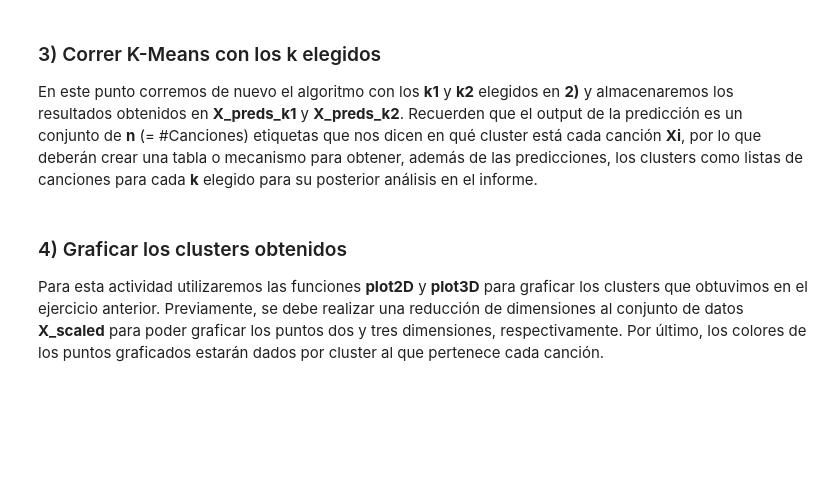
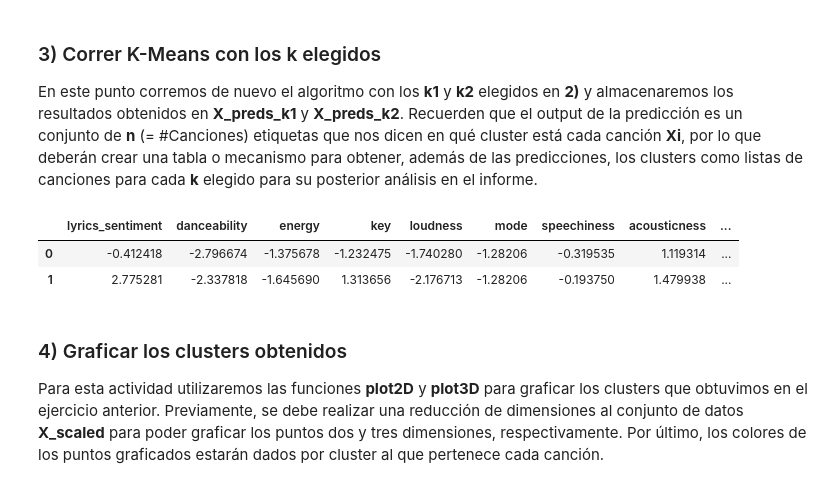
Before and after one commit to KarIvaDam/mentoria-diplodatos, a Jupyter notebook: practico4-mentoria-diplodatos/enunciado-4.ipynb, the cells around one changed output. Drawn from its saved outputs; the diff is of its cells as text; code cells hidden in the pictures; blank space fills up the shorter version.

Commit message:
conservar dato de las canciones de de cada cluster

```diff
--- a/practico4-mentoria-diplodatos/enunciado-4.ipynb
+++ b/practico4-mentoria-diplodatos/enunciado-4.ipynb
@@ -56,8 +38,8 @@ from mpl_toolkits.mplot3d import Axes3D
 # %% [markdown]
 ## Funciones Generales
 # %%
-def print_kmeans_inertia(df_skills, cluster_range=10):
-    scores = [KMeans(n_clusters=i+2).fit(df_skills).inertia_ for i in range(cluster_range)]
+def print_kmeans_inertia(df, cluster_range=10):
+    scores = [KMeans(n_clusters=i+2).fit(df).inertia_ for i in range(cluster_range)]
 
     plt.plot(np.arange(2, cluster_range + 2), scores)
     plt.xlabel('Number of clusters')
@@ -83,6 +65,8 @@ def scale_df_song(df, features_columns):
     scaler = StandardScaler()
     df_scale = scaler.fit_transform(df_features)
     df_features_scale = pd.DataFrame(df_scale, columns=features_columns)
+    df_features["song_id"]= df["song_id"]
+    df_features_scale["song_id"]=df["song_id"]
     return df_features, df_features_scale
 
 def print_Silohuette(n_clusters, cluster_labels, df_skills, title):
@@ -234,9 +226,11 @@ print_kmeans_inertia(X_scaled, cluster_range=16)
 # %%
+%matplotlib notebook
+
 n_clusters_list = [4,6,7,8,9, 10]
 for n in n_clusters_list:
     n_cluster_kmean =n
     km = KMeans(n_clusters=n_cluster_kmean, random_state=10)
-    km.fit(X_scaled)
+    km.fit(X_scaled.loc[:, X_scaled.columns != 'song_id'])
     title = "Silhouette analysis for KMeans clustering on sample data with n_clusters = %d" % n_cluster_kmean
-    print_Silohuette(n_cluster_kmean, km.labels_, X_scaled, title)
+    print_Silohuette(n_cluster_kmean, km.labels_, X_scaled.loc[:, X_scaled.columns != 'song_id'], title)
 # %% [output]
@@ -266,14 +261,20 @@ k2_nclusters = 8
 km_n_k1 = KMeans(n_clusters=k1_nclusters, random_state=10)
 km_n_k2 = KMeans(n_clusters=k2_nclusters, random_state=10)
 
-X_preds_k1 = km_n_k1.fit(X_scaled).labels_
-X_preds_k2 = km_n_k2.fit(X_scaled).labels_
+X_preds_k1 = km_n_k1.fit(X_scaled.loc[:, X_scaled.columns != 'song_id']).labels_
+X_preds_k2 = km_n_k2.fit(X_scaled.loc[:, X_scaled.columns != 'song_id']).labels_
 
 song_clusters_k1 = df_features_scale.copy()
 song_clusters_k1['cluster'] = X_preds_k1
 
 song_clusters_k2 = df_features_scale.copy()
 song_clusters_k2['cluster'] = X_preds_k2
+# %%
+song_clusters_k1.head(2)
+# %% [output]
+|  | lyrics_sentiment | danceability | energy | key | loudness | mode | speechiness | acousticness | ... |
+| 0 | -0.412418 | -2.796674 | -1.375678 | -1.232475 | -1.740280 | -1.28206 | -0.319535 | 1.119314 | ... |
+| 1 | 2.775281 | -2.337818 | -1.645690 | 1.313656 | -2.176713 | -1.28206 | -0.193750 | 1.479938 | ... |
 # %% [markdown]
 ### 4) Graficar los clusters obtenidos
 
```
Also changed, not shown: parts of 8 cells of this notebook, 1 other file.
